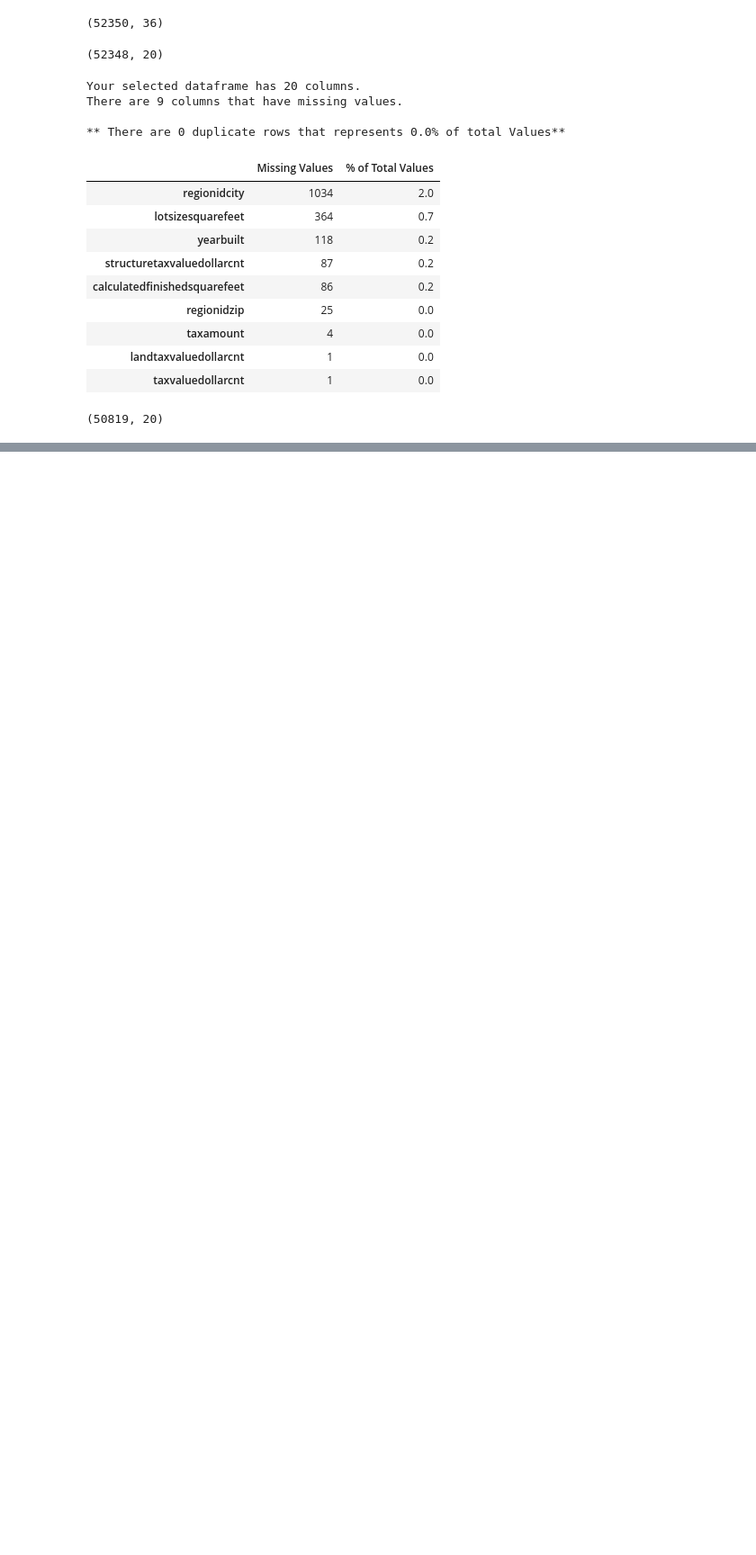
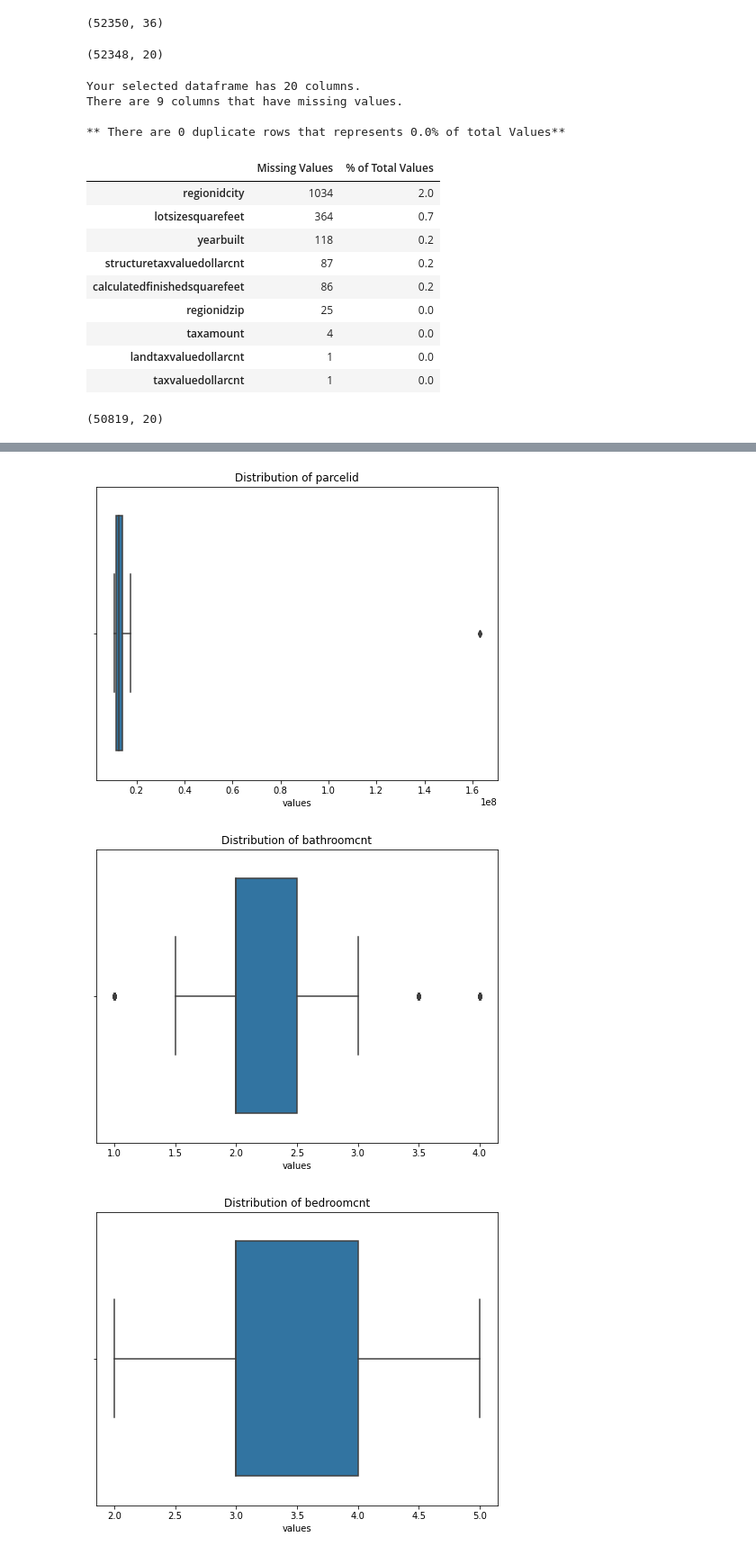
Before and after one commit to cindyvillanuevads/zillow_clustering_project, a Jupyter notebook: zillow_initial.ipynb, the cells around one changed output, grey strips where cells are left out. Shown: that part at 90% size. Saved outputs shown, nothing was run; the diff lists cells and outputs as text; code cells hidden in the pictures; blank space fills up the shorter version.

```diff
--- a/zillow_initial.ipynb
+++ b/zillow_initial.ipynb
@@ -144,0 +356,10 @@ df_single.shape
+# %%
+col = ['bathroomcnt', 'bedroomcnt', 'calculatedfinishedsquarefeet', 'regionidzip', 'structuretaxvaluedollarcnt', 'landtaxvaluedollarcnt', 'taxrate', 'lotsize_acres', 'age']
+# %%
+df_final= p.remove_outliers(df_single, col)
+# %%
+p.distribution_boxplot(df_final)
+# %% [output]
+[figure, added]
+[figure, added]
+[figure, added]
```
Also changed, not shown: parts of 37 cells of this notebook.
